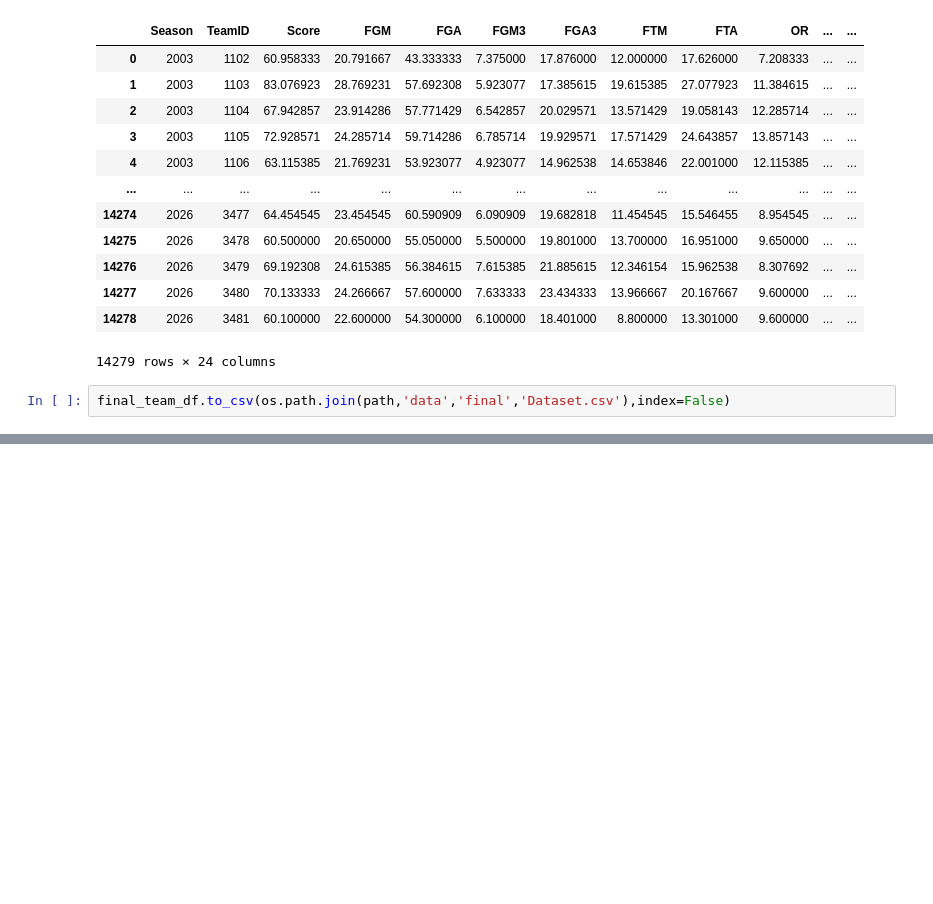
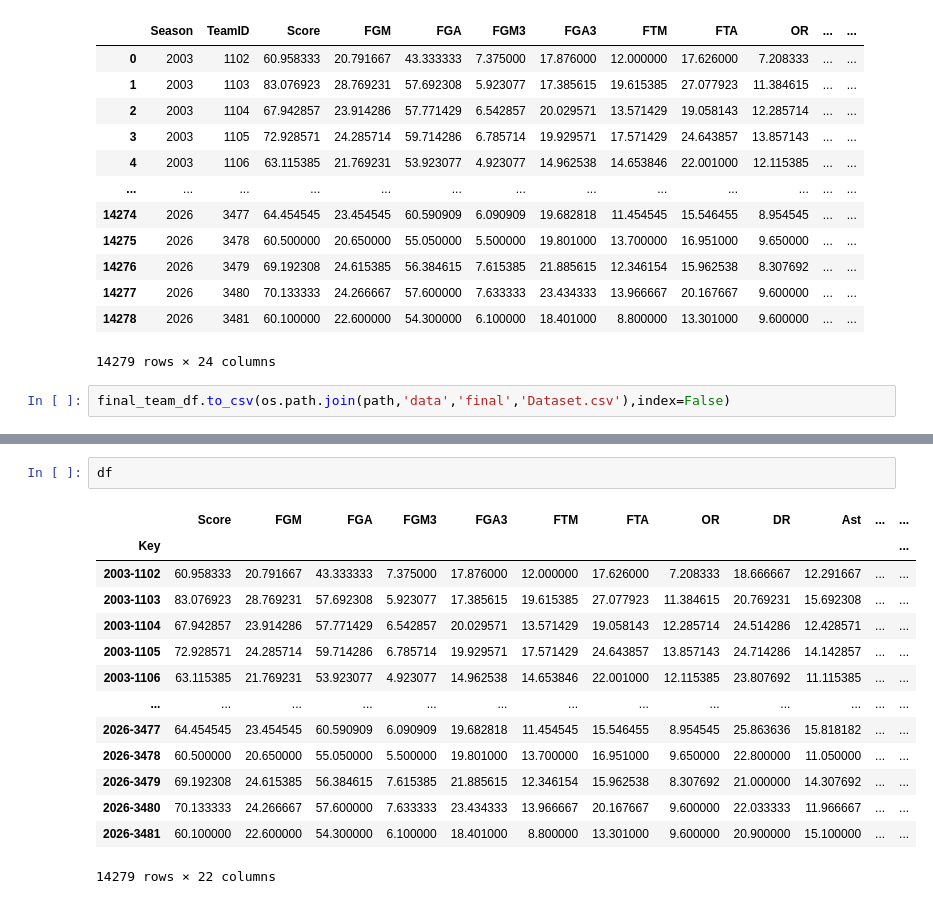
Before and after one commit to Sanket-g-75/March-Machine-Learning-Mania-2026, a Jupyter notebook: notebooks/data.ipynb, the cells around one changed output, grey strips where cells are left out. Drawn from its saved outputs; the diff is of its cells as text; blank space fills up the shorter version.

```diff
--- a/notebooks/data.ipynb
+++ b/notebooks/data.ipynb
@@ -663,0 +711,17 @@ final_team_df.to_csv(os.path.join(path,'data','final','Dataset.csv'),index=False
+# %%
+df
+# %% [output]
+|  | Score | FGM | FGA | FGM3 | FGA3 | FTM | FTA | OR | DR | Ast | ... | ... |
+| Key |  |  |  |  |  |  |  |  |  |  |  | ... |
+| 2003-1102 | 60.958333 | 20.791667 | 43.333333 | 7.375000 | 17.876000 | 12.000000 | 17.626000 | 7.208333 | 18.666667 | 12.291667 | ... | ... |
+| 2003-1103 | 83.076923 | 28.769231 | 57.692308 | 5.923077 | 17.385615 | 19.615385 | 27.077923 | 11.384615 | 20.769231 | 15.692308 | ... | ... |
+| 2003-1104 | 67.942857 | 23.914286 | 57.771429 | 6.542857 | 20.029571 | 13.571429 | 19.058143 | 12.285714 | 24.514286 | 12.428571 | ... | ... |
+| 2003-1105 | 72.928571 | 24.285714 | 59.714286 | 6.785714 | 19.929571 | 17.571429 | 24.643857 | 13.857143 | 24.714286 | 14.142857 | ... | ... |
+| 2003-1106 | 63.115385 | 21.769231 | 53.923077 | 4.923077 | 14.962538 | 14.653846 | 22.001000 | 12.115385 | 23.807692 | 11.115385 | ... | ... |
+| ... | ... | ... | ... | ... | ... | ... | ... | ... | ... | ... | ... | ... |
+| 2026-3477 | 64.454545 | 23.454545 | 60.590909 | 6.090909 | 19.682818 | 11.454545 | 15.546455 | 8.954545 | 25.863636 | 15.818182 | ... | ... |
+| 2026-3478 | 60.500000 | 20.650000 | 55.050000 | 5.500000 | 19.801000 | 13.700000 | 16.951000 | 9.650000 | 22.800000 | 11.050000 | ... | ... |
+| 2026-3479 | 69.192308 | 24.615385 | 56.384615 | 7.615385 | 21.885615 | 12.346154 | 15.962538 | 8.307692 | 21.000000 | 14.307692 | ... | ... |
+| 2026-3480 | 70.133333 | 24.266667 | 57.600000 | 7.633333 | 23.434333 | 13.966667 | 20.167667 | 9.600000 | 22.033333 | 11.966667 | ... | ... |
+| 2026-3481 | 60.100000 | 22.600000 | 54.300000 | 6.100000 | 18.401000 | 8.800000 | 13.301000 | 9.600000 | 20.900000 | 15.100000 | ... | ... |
+14279 rows × 22 columns
```
Also changed, not shown: parts of 17 cells of this notebook, 3 other files.
